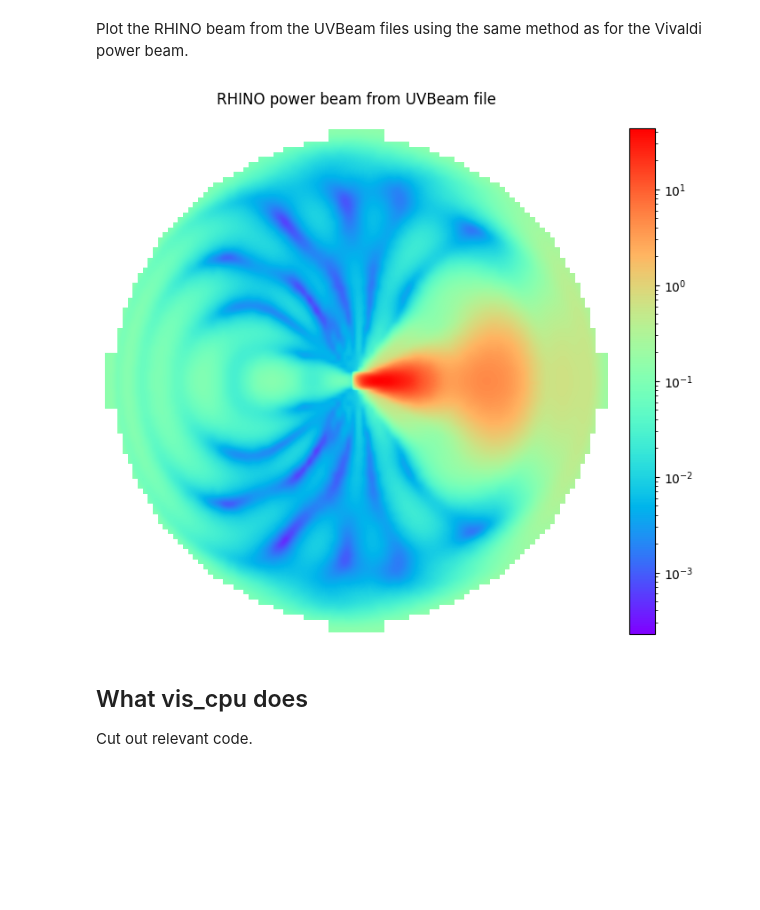
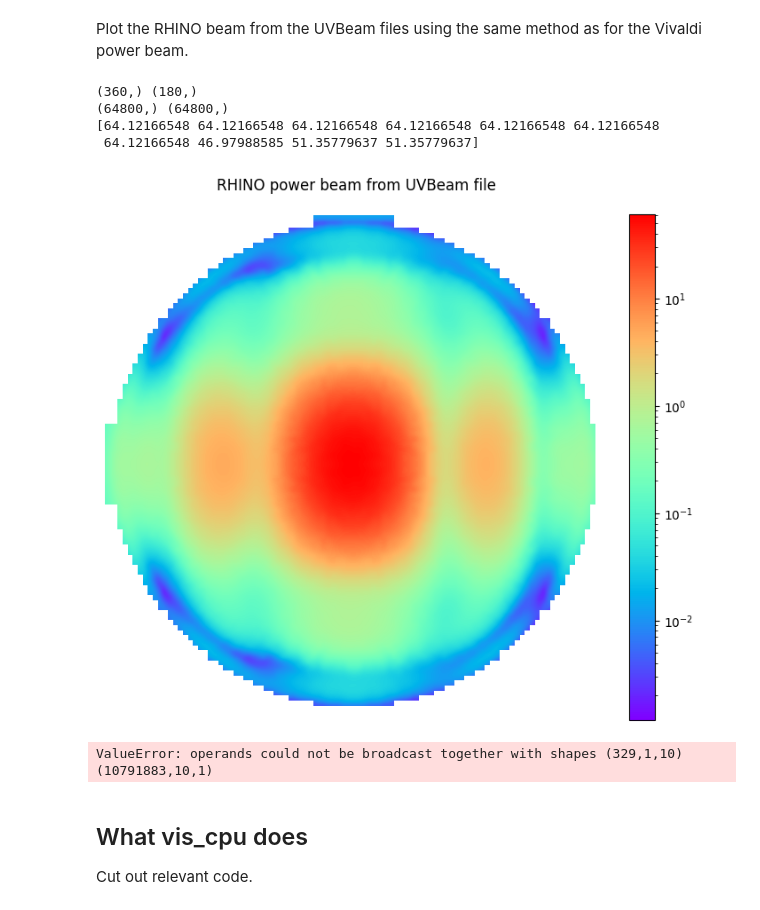
Before and after one commit to hughbg/rhino-sim, a Jupyter notebook: plot_beam.ipynb, the cells around one changed output. Cells and saved outputs as stored; diff of their text form; code cells hidden in the pictures; blank space fills up the shorter version.

Commit message:
sparse beam

```diff
--- a/plot_beam.ipynb
+++ b/plot_beam.ipynb
@@ -380,39 +501,55 @@ x_orientation east
 Plot the RHINO beam from the UVBeam files using the same method as for the Vivaldi power beam.
 # %%
 
-az = np.arange(360)
-za = np.arange(90)
-
-az = np.tile(az, 90)
-az = np.deg2rad(az)
-za = np.repeat(za, 360)
-za = np.deg2rad(za)
+azimuth = rhino.axis1_array[:-1]       # Having two angles the same (0,360) does odd things
+zen_angle = rhino.axis2_array[:-1]
+print(azimuth.shape, zen_angle.shape)
+az = np.tile(azimuth, zen_angle.size)
+za = np.repeat(zen_angle, azimuth.size)
+print(az.shape, za.shape)
+za_ok = za<=np.deg2rad(90)
+az = az[za_ok]
+za = za[za_ok]
 
 interp_beam = rhino.interp(az, za, freq_array=np.array([60e+06]))[0]
 interp_beam = interp_beam[0, 0, 0, 0]
-
-values = np.abs(interp_beam)    # abs because the values are complex and there are non-zero imag components (why?)
+print(interp_beam[:10])
+values = interp_beam
 
 
 grid = Grid(100)
 r = np.sin(za)
 x = r*np.sin(az)
 y = r*np.cos(az)
 
 grid.insert(-x, y, values)
 grid.average()
 grid.grid = np.where(grid.grid==0, np.nan, grid.grid)
 
 
 plt.figure(figsize=(8, 8))
 ax = plt.axes()
 ax.axis("off")
 im=plt.imshow(grid.grid, interpolation="quadric", norm=LogNorm(), cmap="rainbow")
 plt.colorbar(im,fraction=0.046, pad=0.04)
 plt.title("RHINO power beam from UVBeam file\n")
 plt.savefig("rhino_uvbeam")
 # %% [output]
+(360,) (180,)
+(64800,) (64800,)
+[64.12166548 64.12166548 64.12166548 64.12166548 64.12166548 64.12166548
+ 64.12166548 46.97988585 51.35779637 51.35779637]
-[figure, old version]
+[figure, new version]
+# %%
+sb = sparse_beam("NF_HERA_Vivaldi_power_beam.fits", 10, np.arange(10, dtype=int))
+az = np.rad2deg(np.arange(361))
+za = np.rad2deg(np.arange(91))
+az = np.tile(az, za.size)
+za = np.repeat(az, az.size)
+vals = sb.interp(az_array=az[::100], za_array=za[::100])
+print(vals.shape)     # (Naxes_vec, 1, Npols, Nfreqs, Npos)
+# %% [output]
+ValueError: operands could not be broadcast together with shapes (329,1,10) (10791883,10,1)
 # %% [markdown]
 ## What vis_cpu does
 
```
Also changed, not shown: parts of 9 cells of this notebook, 12 other files.
